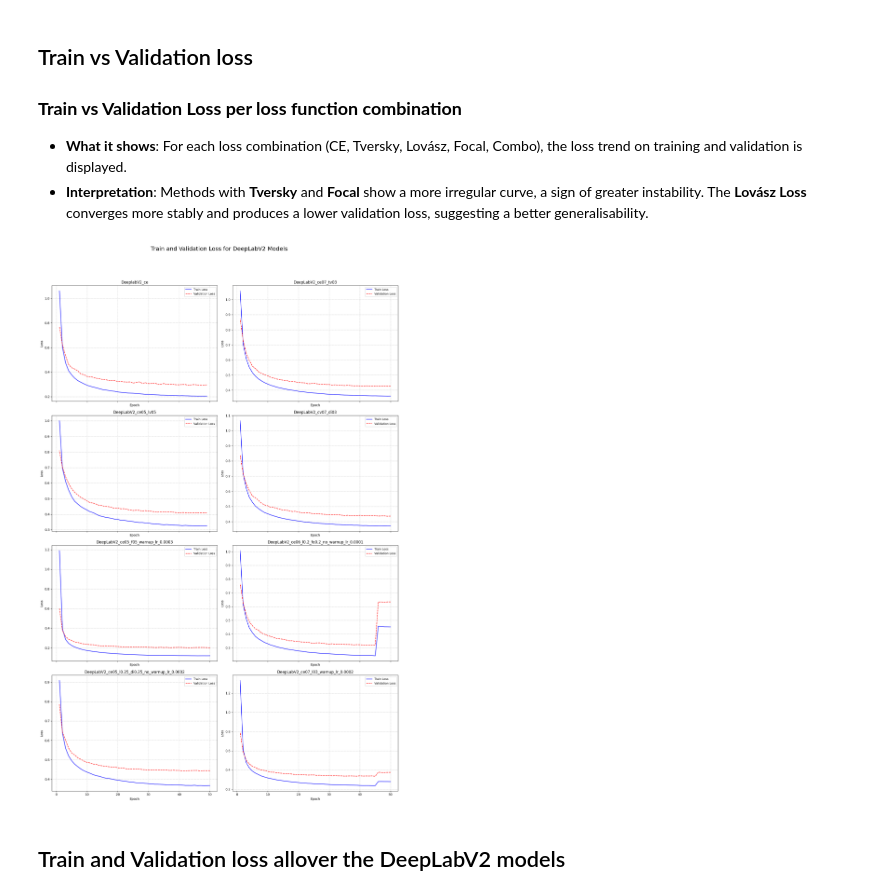
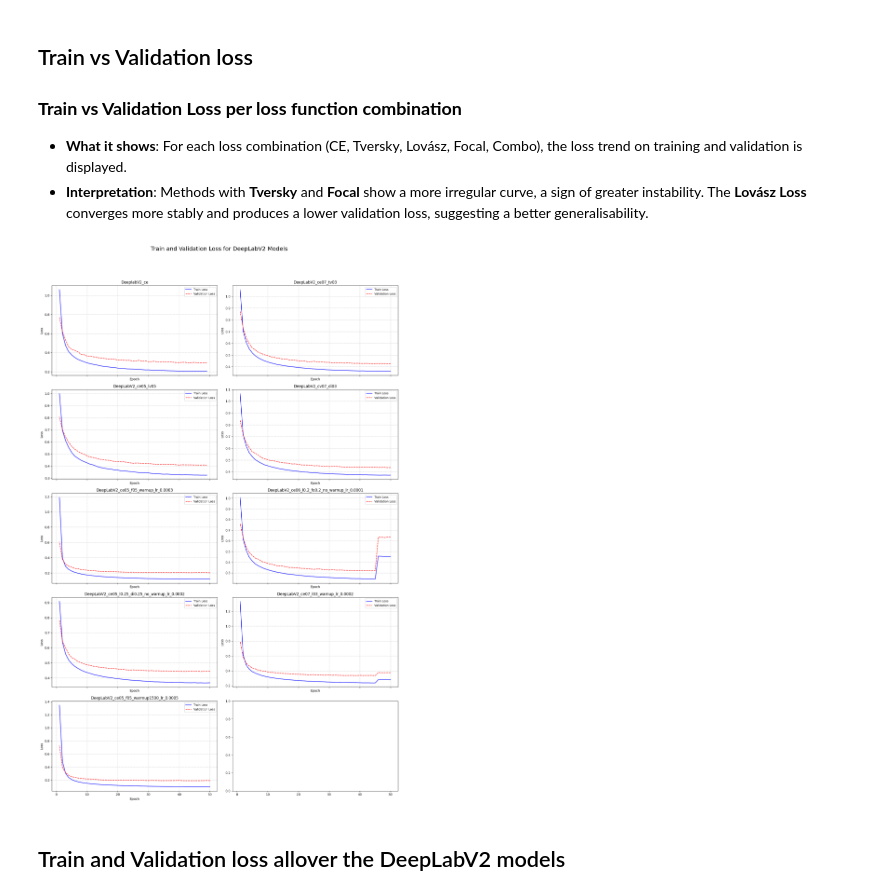
Before and after one commit to elisabettaroviera/MLDL-Project, a Jupyter notebook: read_me/DeepLabV2.ipynb, the cells around one changed output. Cells and saved outputs as stored; diff of their text form; code cells hidden in the pictures.

Commit message:
DeepLab ce05 + focal 05 + lr=0.0005 + warmup 1500 starting_epoch=41 power=0.9 loss weighted

```diff
--- a/read_me/DeepLabV2.ipynb
+++ b/read_me/DeepLabV2.ipynb
@@ -228,7 +228,8 @@ file_names = [
     "DeepLabV2_ce05_f05_warnup_lr_0.0003.csv",
     "DeepLabV2_ce06_l0.2_fo0.2_no_warnup_lr_0.0001.csv",
     "DeepLabV2_ce05_l0.25_di0.25_no_warnup_lr_0.0002.csv",
-    "DeepLabV2_ce07_l03_warnup_lr_0.0002.csv"
+    "DeepLabV2_ce07_l03_warnup_lr_0.0002.csv",
+    "DeepLabV2_ce05_f05_warmup1500_lr_0.0005.csv"
 ]
 
 # Define a list of different line styles and markers to cycle through
@@ -283,7 +284,7 @@ plt.show()
 * **Interpretation**: Methods with **Tversky** and **Focal** show a more irregular curve, a sign of greater instability. The **Lovász Loss** converges more stably and produces a lower validation loss, suggesting a better generalisability.
 # %%
 # Create a figure with a grid of subplots (e.g., 4 rows, 2 columns)
-fig, axes = plt.subplots(4, 2, figsize=(16, 24), sharex=True, sharey=False) # sharex=True per allineare gli assi x
+fig, axes = plt.subplots(5, 2, figsize=(16, 24), sharex=True, sharey=False) # sharex=True per allineare gli assi x
 axes = axes.flatten() # Flatten the 2D array of axes for easy iteration
 
 fig.suptitle("Train and Validation Loss for DeepLabV2 Models", fontsize=18, y=1.02) # Main title for the figure
@@ -303,34 +304,34 @@ for i, file_name in enumerate(file_names):
 
             # Use the base file name (without extension) for the subplot title
             model_name = os.path.splitext(file_name)[0]
 
             ax.plot(epochs, train_loss, label='Train Loss', color='blue', linewidth=1.5)
             ax.plot(epochs, val_loss, label='Validation Loss', color='red', linestyle='--', linewidth=1.5)
 
             ax.set_title(f"{model_name}", fontsize=12)
             ax.set_xlabel("Epoch", fontsize=10)
             ax.set_ylabel("Loss", fontsize=10)
             ax.legend(fontsize=9)
             ax.grid(True, linestyle='--', alpha=0.7)
         else:
             missing_cols = [col for col in required_cols if col not in df.columns]
             ax.set_title(f"Skipping {file_name}: Missing columns {missing_cols}", fontsize=10)
             ax.text(0.5, 0.5, "Data N/A", horizontalalignment='center', verticalalignment='center', transform=ax.transAxes)
             print(f"Skipping '{file_name}': Missing columns: {missing_cols}")
 
     except FileNotFoundError:
         ax.set_title(f"File Not Found: {file_name}", fontsize=10)
         ax.text(0.5, 0.5, "File Missing", horizontalalignment='center', verticalalignment='center', transform=ax.transAxes)
         print(f"Error: File '{file_name}' not found. Please ensure it's in the correct directory.")
     except Exception as e:
         ax.set_title(f"Error for {file_name}", fontsize=10)
         ax.text(0.5, 0.5, f"Error: {e}", horizontalalignment='center', verticalalignment='center', transform=ax.transAxes)
         print(f"An error occurred while processing '{file_name}': {e}")
 
 plt.tight_layout(rect=[0, 0, 1, 0.98]) # Adjust layout to prevent main title overlap
 plt.show()
 # %% [output]
-[figure, old version]
+[figure, new version]
 # %% [markdown]
 ## Train and Validation loss allover the DeepLabV2 models
 # %%
```
Also changed, not shown: parts of 7 cells of this notebook, 3 other files.
